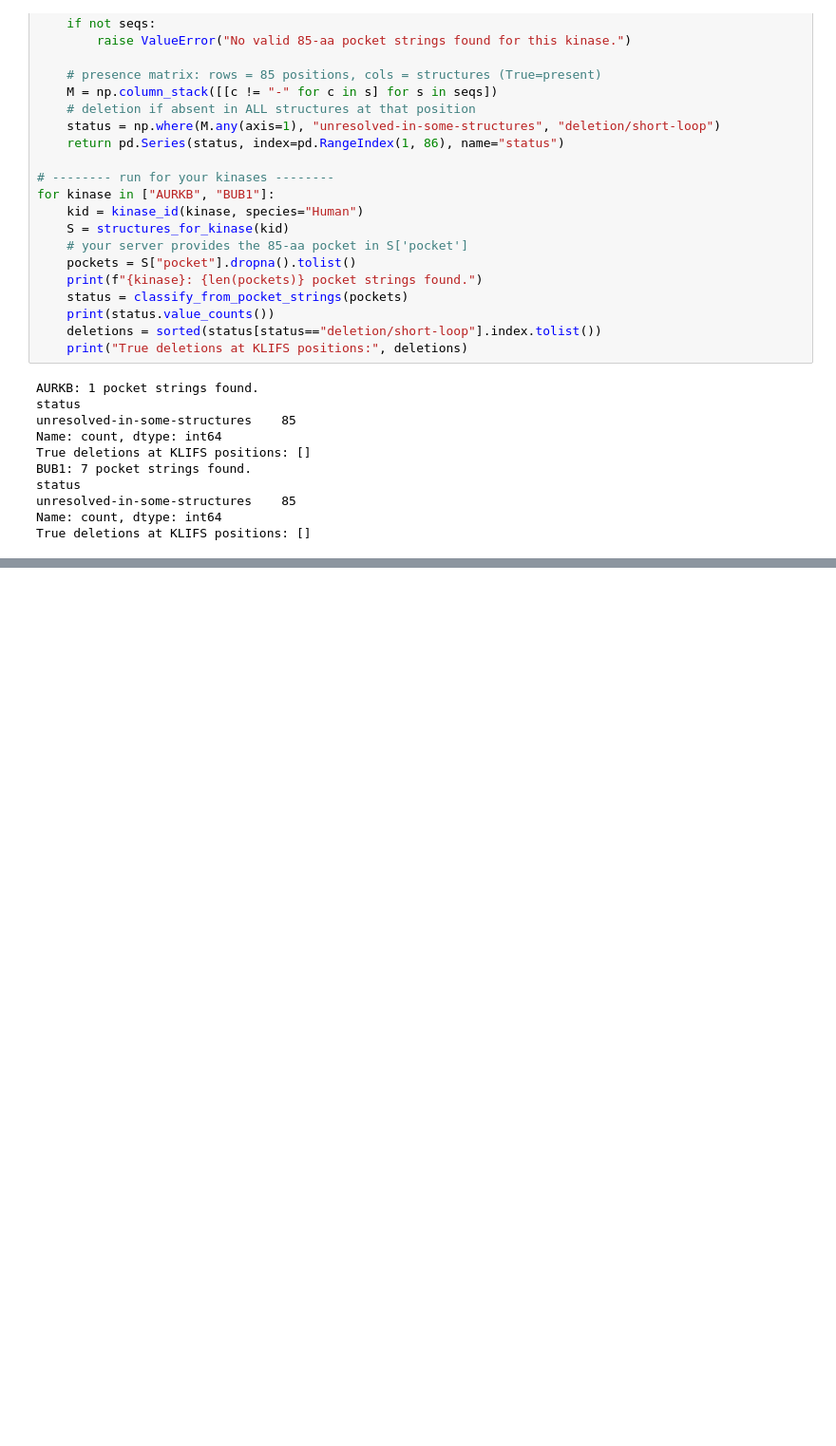
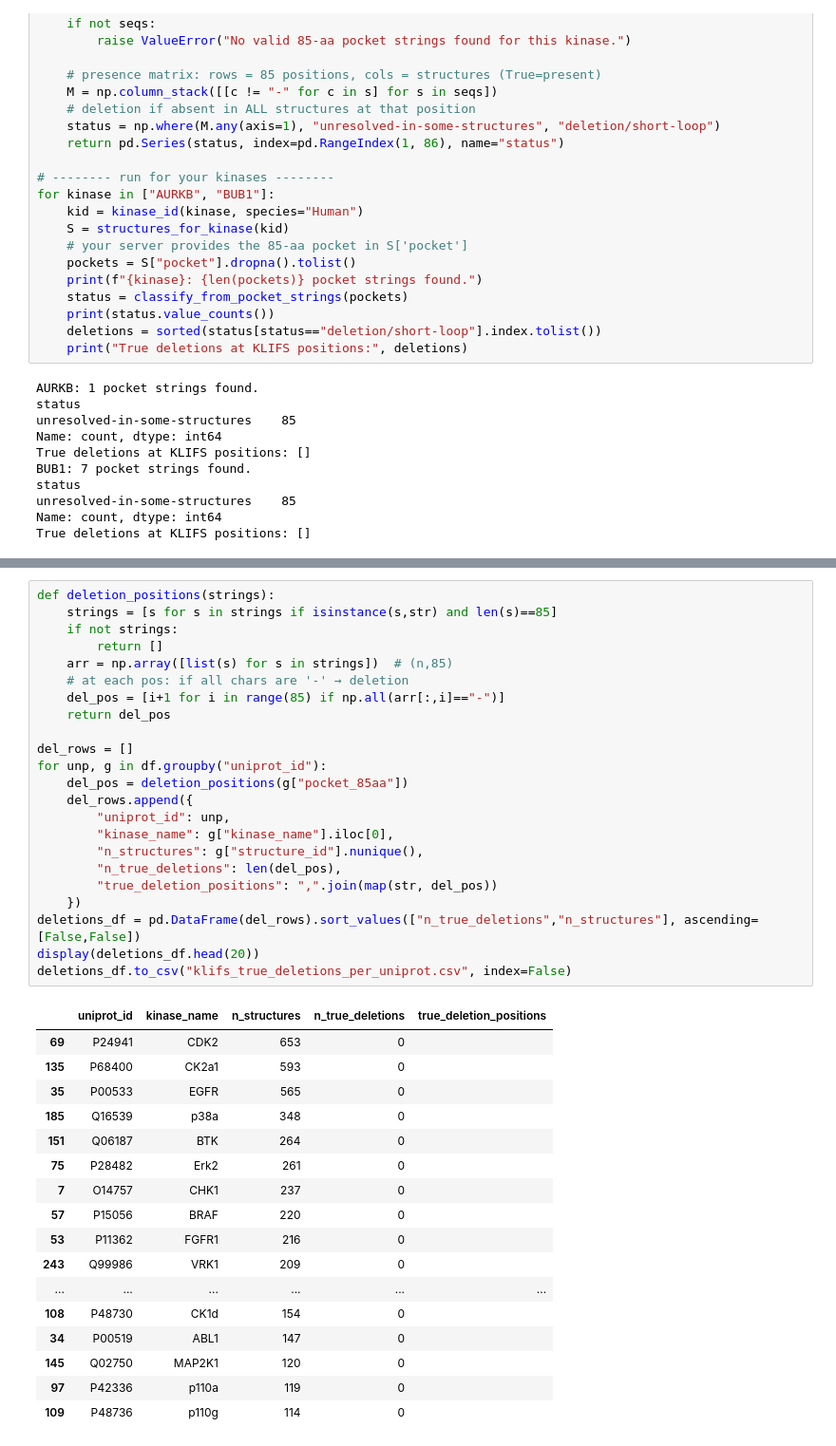
Before and after one commit to ssueron/graphdta, a Jupyter notebook: klifs_api.ipynb, the cells around one changed output, grey strips where cells are left out. Shown: that part at 95% size. Cells and saved outputs as stored; diff of their text form; blank space fills up the shorter version.

```diff
--- a/klifs_api.ipynb
+++ b/klifs_api.ipynb
@@ -381,0 +566,41 @@ Unique UniProt → KLIFS mappings: 542
+# %%
+def deletion_positions(strings):
+    strings = [s for s in strings if isinstance(s,str) and len(s)==85]
+    if not strings:
+        return []
+    arr = np.array([list(s) for s in strings])  # (n,85)
+    # at each pos: if all chars are '-' → deletion
+    del_pos = [i+1 for i in range(85) if np.all(arr[:,i]=="-")]
+    return del_pos
+
+del_rows = []
+for unp, g in df.groupby("uniprot_id"):
+    del_pos = deletion_positions(g["pocket_85aa"])
+    del_rows.append({
+        "uniprot_id": unp,
+        "kinase_name": g["kinase_name"].iloc[0],
+        "n_structures": g["structure_id"].nunique(),
+        "n_true_deletions": len(del_pos),
+        "true_deletion_positions": ",".join(map(str, del_pos))
+    })
+deletions_df = pd.DataFrame(del_rows).sort_values(["n_true_deletions","n_structures"], ascending=[False,False])
+display(deletions_df.head(20))
+deletions_df.to_csv("klifs_true_deletions_per_uniprot.csv", index=False)
+# %% [output]
+|  | uniprot_id | kinase_name | n_structures | n_true_deletions | true_deletion_positions |
+| 69 | P24941 | CDK2 | 653 | 0 |  |
+| 135 | P68400 | CK2a1 | 593 | 0 |  |
+| 35 | P00533 | EGFR | 565 | 0 |  |
+| 185 | Q16539 | p38a | 348 | 0 |  |
+| 151 | Q06187 | BTK | 264 | 0 |  |
+| 75 | P28482 | Erk2 | 261 | 0 |  |
+| 7 | O14757 | CHK1 | 237 | 0 |  |
+| 57 | P15056 | BRAF | 220 | 0 |  |
+| 53 | P11362 | FGFR1 | 216 | 0 |  |
+| 243 | Q99986 | VRK1 | 209 | 0 |  |
+| ... | ... | ... | ... | ... | ... |
+| 108 | P48730 | CK1d | 154 | 0 |  |
+| 34 | P00519 | ABL1 | 147 | 0 |  |
+| 145 | Q02750 | MAP2K1 | 120 | 0 |  |
+| 97 | P42336 | p110a | 119 | 0 |  |
+| 109 | P48736 | p110g | 114 | 0 |  |
```
Also changed, not shown: parts of 7 cells of this notebook, 7 other files.
